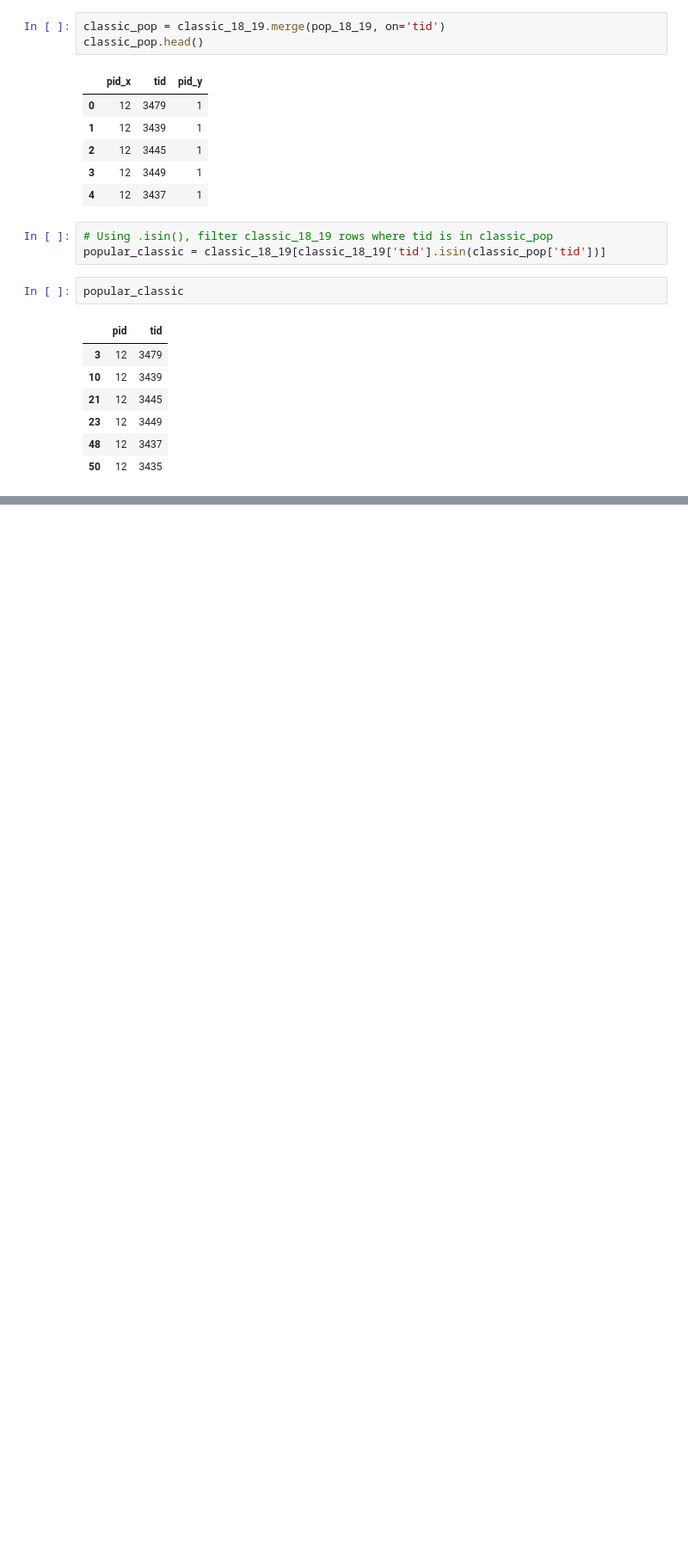
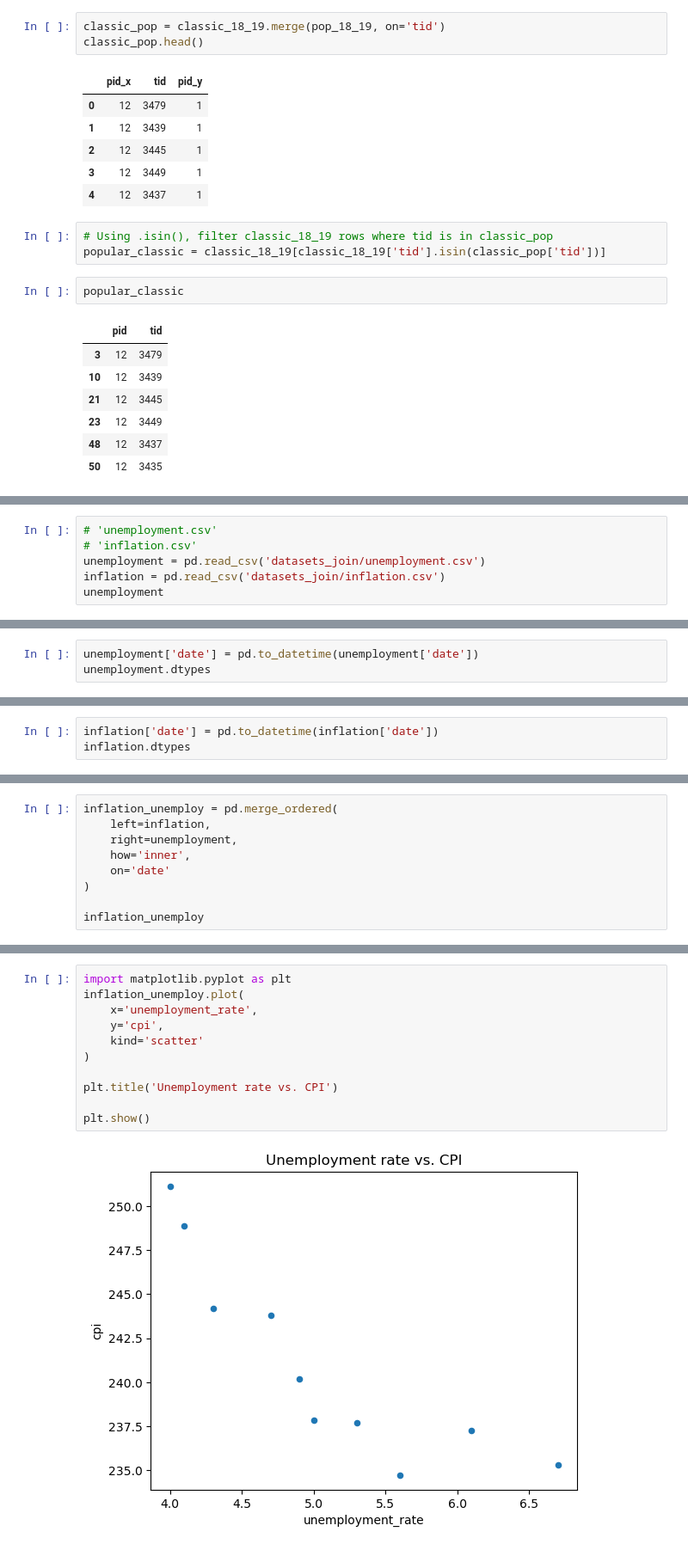
Before and after one commit to aziscript/Python-for-data-analysis, a Jupyter notebook: 04_joining_data_with_pd.ipynb, the cells around one changed output, grey strips where cells are left out. Shown at 86% size. Drawn from its saved outputs; the diff is of its cells as text; blank space fills up the shorter version.

```diff
--- a/04_joining_data_with_pd.ipynb
+++ b/04_joining_data_with_pd.ipynb
@@ -1176,0 +1306,6 @@ popular_classic
+# %%
+# 'unemployment.csv'
+# 'inflation.csv'
+unemployment = pd.read_csv('datasets_join/unemployment.csv')
+inflation = pd.read_csv('datasets_join/inflation.csv')
+unemployment
@@ -1176,0 +1351,3 @@ popular_classic
+# %%
+unemployment['date'] = pd.to_datetime(unemployment['date'])
+unemployment.dtypes
@@ -1176,0 +1358,3 @@ popular_classic
+# %%
+inflation['date'] = pd.to_datetime(inflation['date'])
+inflation.dtypes
@@ -1176,0 +1367,9 @@ popular_classic
+# %%
+inflation_unemploy = pd.merge_ordered(
+    left=inflation,
+    right=unemployment,
+    how='inner',
+    on='date'
+)
+
+inflation_unemploy
@@ -1176,0 +1388,13 @@ popular_classic
+# %%
+import matplotlib.pyplot as plt
+inflation_unemploy.plot(
+    x='unemployment_rate',
+    y='cpi',
+    kind='scatter'
+)
+
+plt.title('Unemployment rate vs. CPI')
+
+plt.show()
+# %% [output]
+[figure, added]
```
Also changed, not shown: parts of 73 cells of this notebook, 14 other files.
